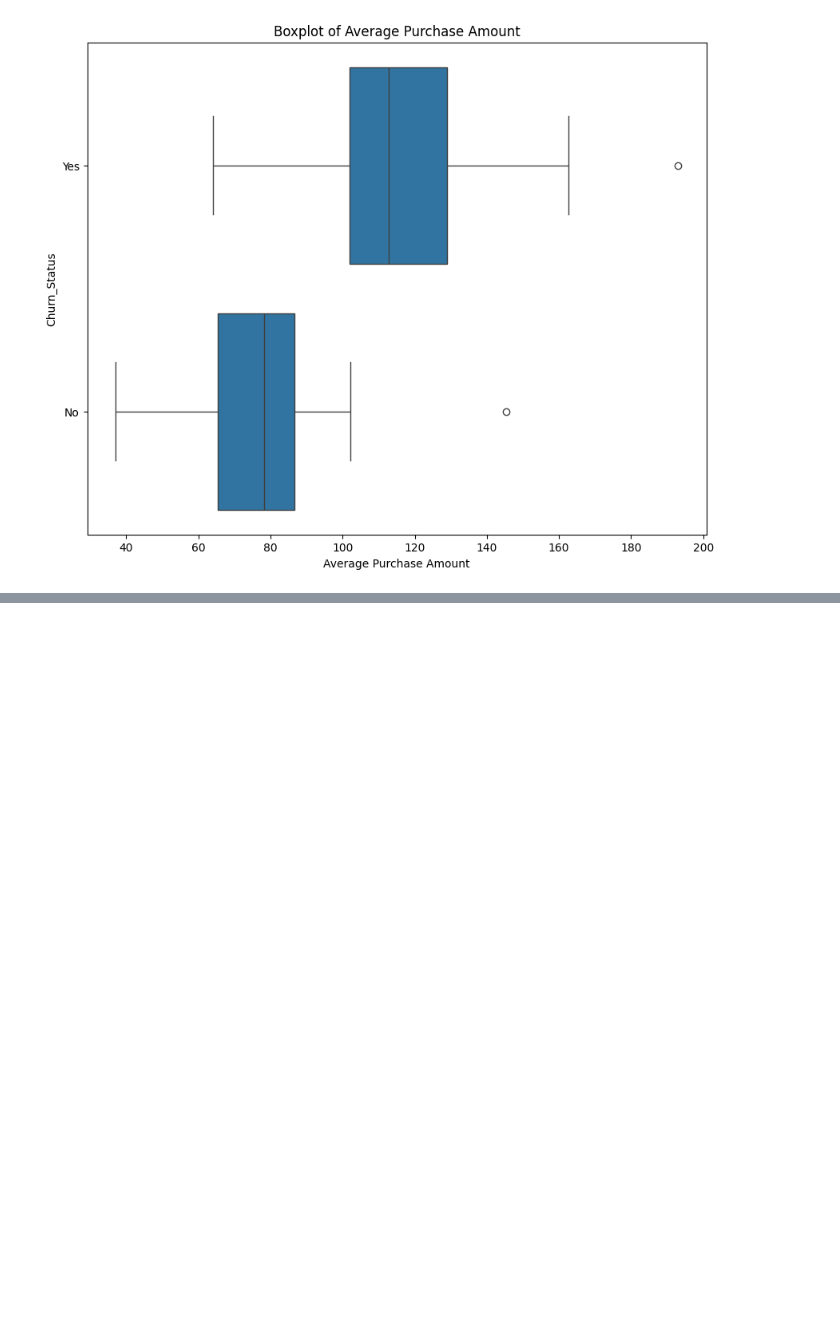
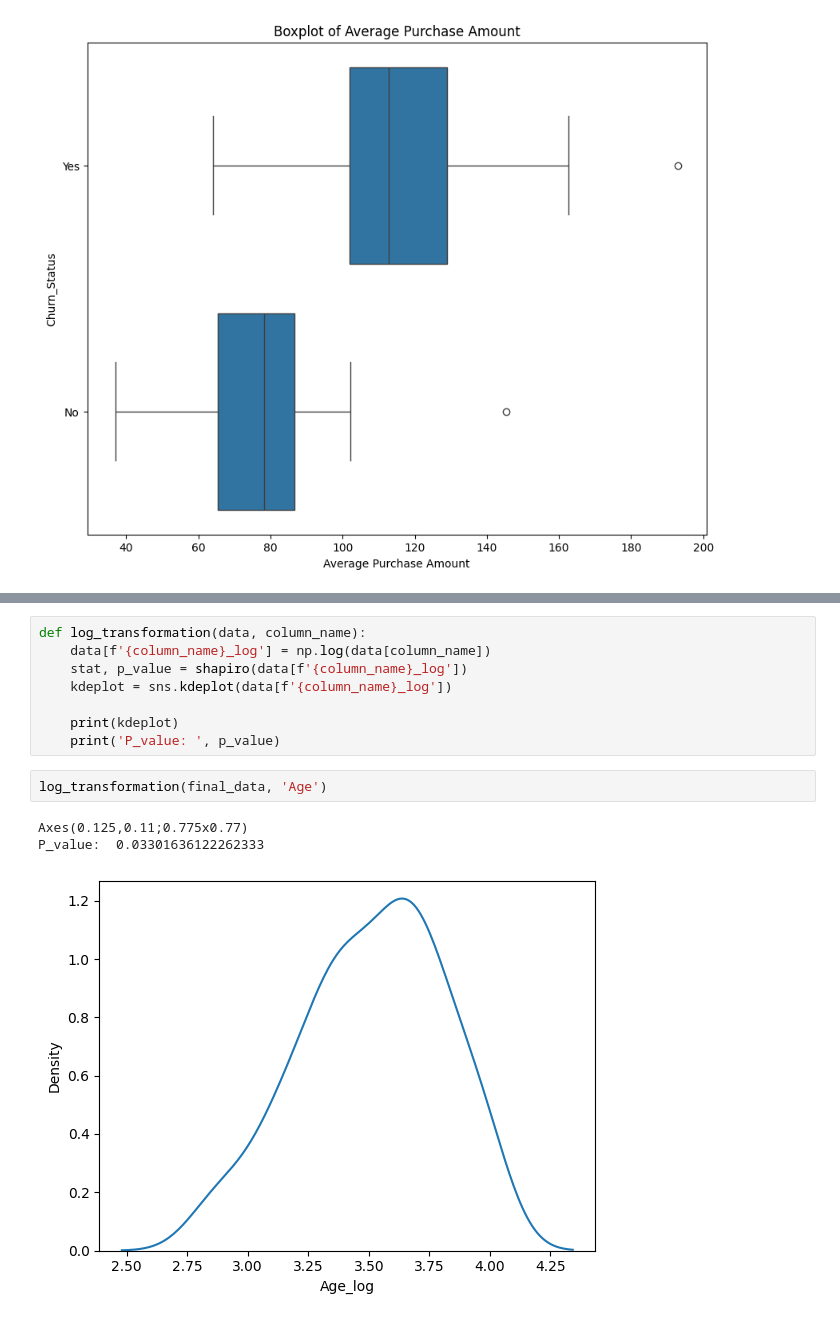
Before and after one commit to nsn-mah6/data_analysis_Beginnning, a Jupyter notebook: data_analysis.ipynb, the cells around one changed output, grey strips where cells are left out. Cells and saved outputs as stored; diff of their text form; blank space fills up the shorter version.

```diff
--- a/data_analysis.ipynb
+++ b/data_analysis.ipynb
@@ -626,0 +677,14 @@ plt.show()
+# %%
+def log_transformation(data, column_name):
+    data[f'{column_name}_log'] = np.log(data[column_name])
+    stat, p_value = shapiro(data[f'{column_name}_log'])
+    kdeplot = sns.kdeplot(data[f'{column_name}_log'])
+
+    print(kdeplot)
+    print('P_value: ', p_value)
+# %%
+log_transformation(final_data, 'Age')
+# %% [output]
+Axes(0.125,0.11;0.775x0.77)
+P_value:  0.03301636122262333
+[figure, added]
```
Also changed, not shown: parts of 14 cells of this notebook.
